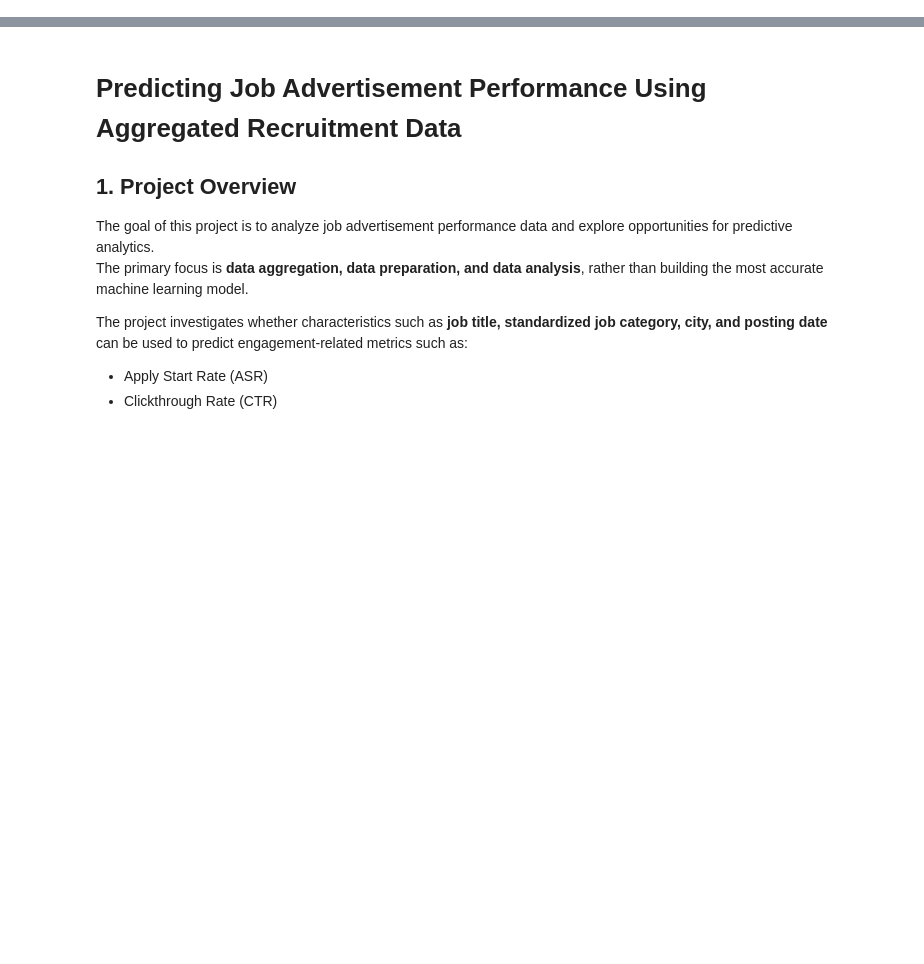
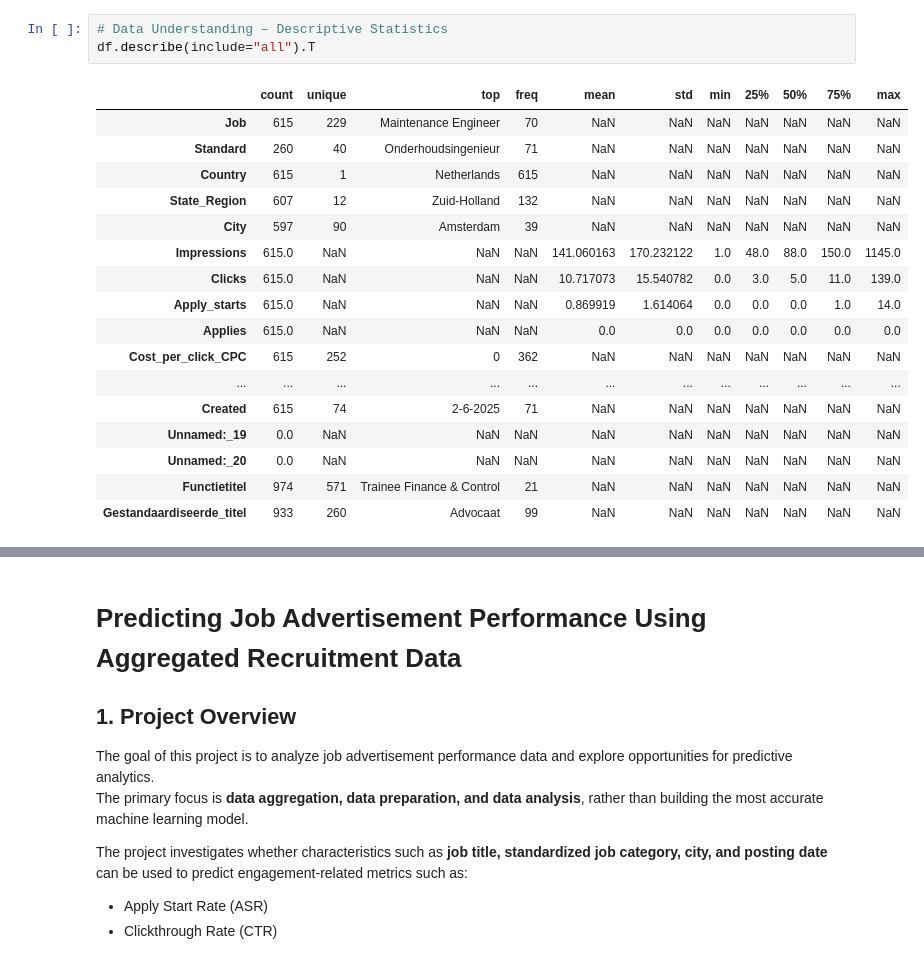
Before and after one commit to Dutchy-dev/Brunel-Indeed, a Jupyter notebook: Code.ipynb, the cells around one changed output, grey strips where cells are left out. Drawn from its saved outputs; the diff is of its cells as text; blank space fills up the shorter version.

```diff
--- a/Code.ipynb
+++ b/Code.ipynb
@@ -0,0 +282,21 @@
+# %%
+# Data Understanding – Descriptive Statistics
+df.describe(include="all").T
+# %% [output]
+|  | count | unique | top | freq | mean | std | min | 25% | 50% | 75% | max |
+| Job | 615 | 229 | Maintenance Engineer | 70 | NaN | NaN | NaN | NaN | NaN | NaN | NaN |
+| Standard | 260 | 40 | Onderhoudsingenieur | 71 | NaN | NaN | NaN | NaN | NaN | NaN | NaN |
+| Country | 615 | 1 | Netherlands | 615 | NaN | NaN | NaN | NaN | NaN | NaN | NaN |
+| State_Region | 607 | 12 | Zuid-Holland | 132 | NaN | NaN | NaN | NaN | NaN | NaN | NaN |
+| City | 597 | 90 | Amsterdam | 39 | NaN | NaN | NaN | NaN | NaN | NaN | NaN |
+| Impressions | 615.0 | NaN | NaN | NaN | 141.060163 | 170.232122 | 1.0 | 48.0 | 88.0 | 150.0 | 1145.0 |
+| Clicks | 615.0 | NaN | NaN | NaN | 10.717073 | 15.540782 | 0.0 | 3.0 | 5.0 | 11.0 | 139.0 |
+| Apply_starts | 615.0 | NaN | NaN | NaN | 0.869919 | 1.614064 | 0.0 | 0.0 | 0.0 | 1.0 | 14.0 |
+| Applies | 615.0 | NaN | NaN | NaN | 0.0 | 0.0 | 0.0 | 0.0 | 0.0 | 0.0 | 0.0 |
+| Cost_per_click_CPC | 615 | 252 | 0 | 362 | NaN | NaN | NaN | NaN | NaN | NaN | NaN |
+| ... | ... | ... | ... | ... | ... | ... | ... | ... | ... | ... | ... |
+| Created | 615 | 74 | 2-6-2025 | 71 | NaN | NaN | NaN | NaN | NaN | NaN | NaN |
+| Unnamed:_19 | 0.0 | NaN | NaN | NaN | NaN | NaN | NaN | NaN | NaN | NaN | NaN |
+| Unnamed:_20 | 0.0 | NaN | NaN | NaN | NaN | NaN | NaN | NaN | NaN | NaN | NaN |
+| Functietitel | 974 | 571 | Trainee Finance & Control | 21 | NaN | NaN | NaN | NaN | NaN | NaN | NaN |
+| Gestandaardiseerde_titel | 933 | 260 | Advocaat | 99 | NaN | NaN | NaN | NaN | NaN | NaN | NaN |
```
Also changed, not shown: parts of 35 cells of this notebook.
